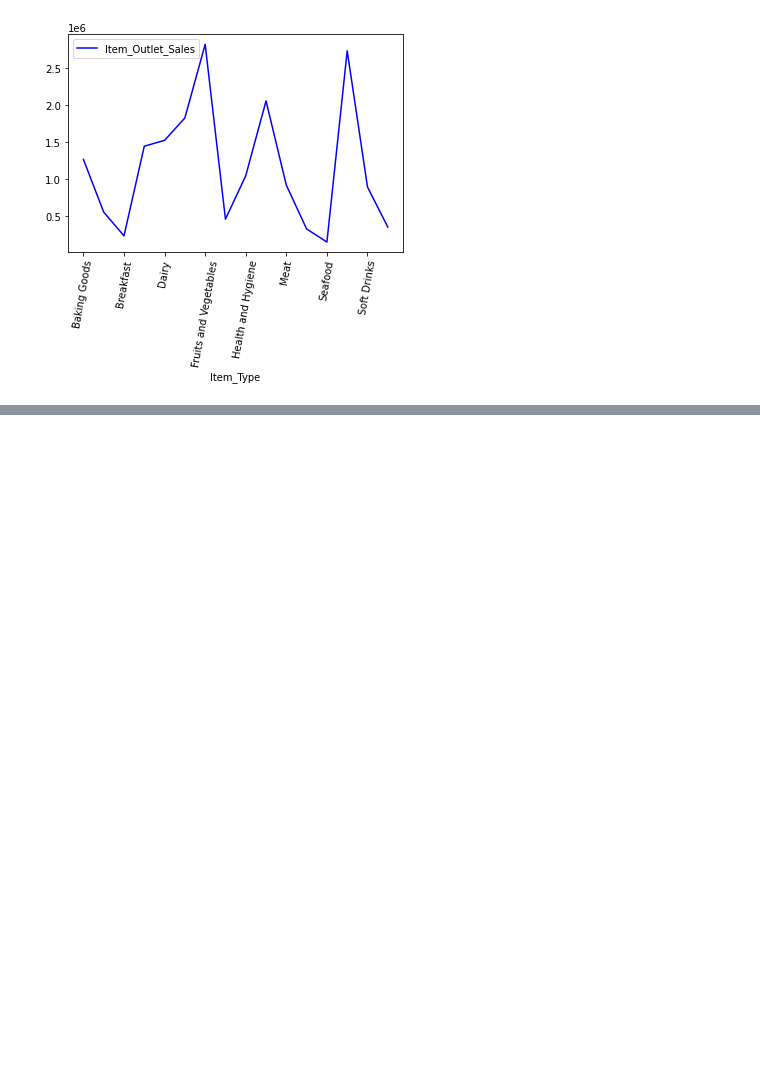
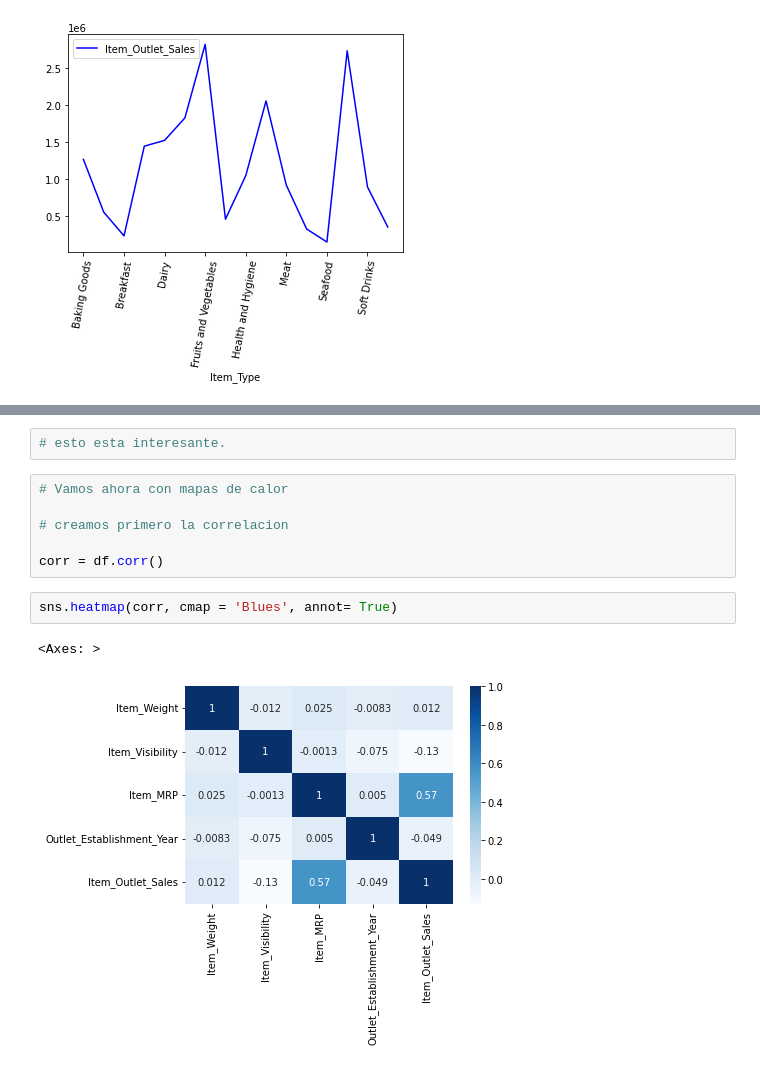
Before and after one commit to Jose-Balocchi/Retail---Predicciones-de-ventas, a Jupyter notebook: 05_Proyecto_1.ipynb, the cells around one changed output, grey strips where cells are left out. Drawn from its saved outputs; the diff is of its cells as text; blank space fills up the shorter version.

```diff
--- a/05_Proyecto_1.ipynb
+++ b/05_Proyecto_1.ipynb
@@ -441,0 +476,13 @@ plt.legend()
+# %%
+# esto esta interesante.
+# %%
+# Vamos ahora con mapas de calor
+
+# creamos primero la correlacion
+
+corr = df.corr()
+# %%
+sns.heatmap(corr, cmap = 'Blues', annot= True)
+# %% [output]
+<Axes: >
+[figure, added]
```
Also changed, not shown: parts of 6 cells of this notebook.
